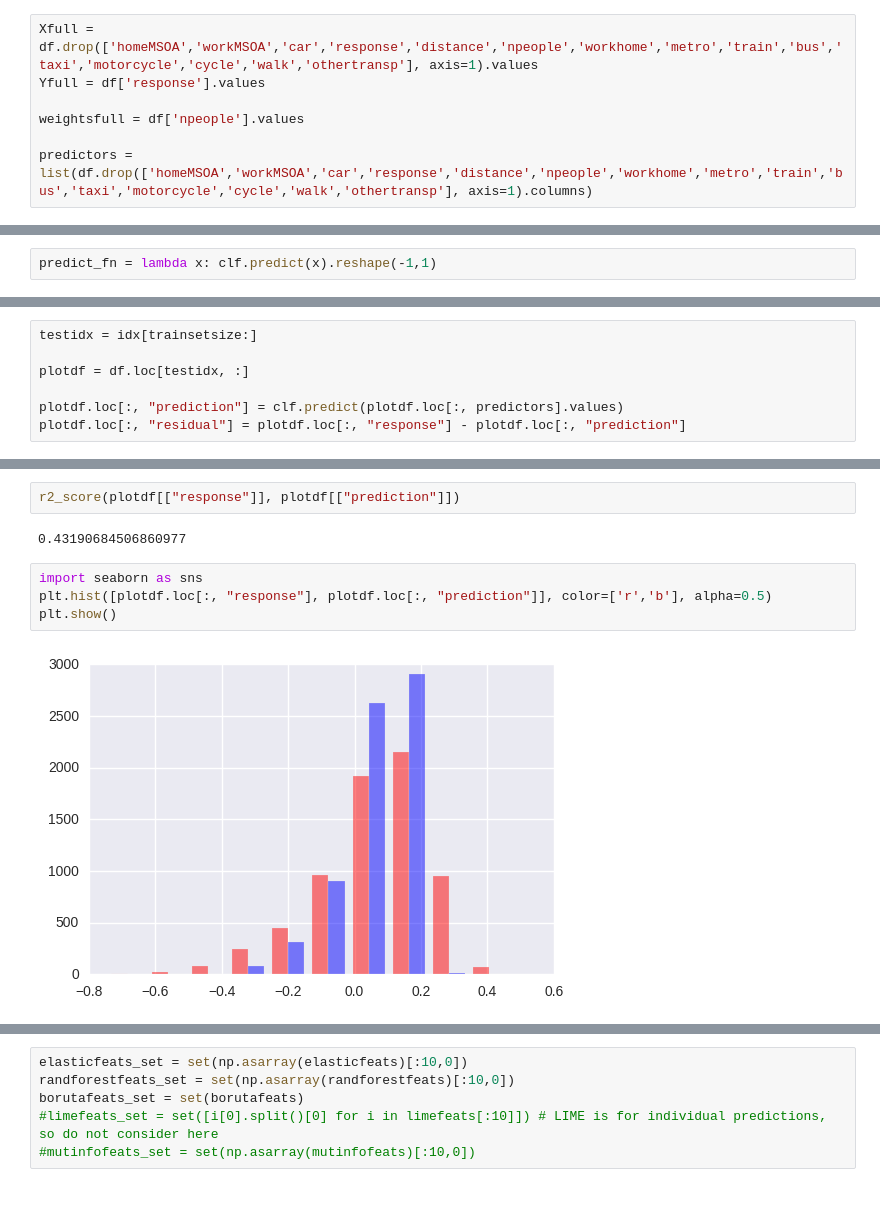
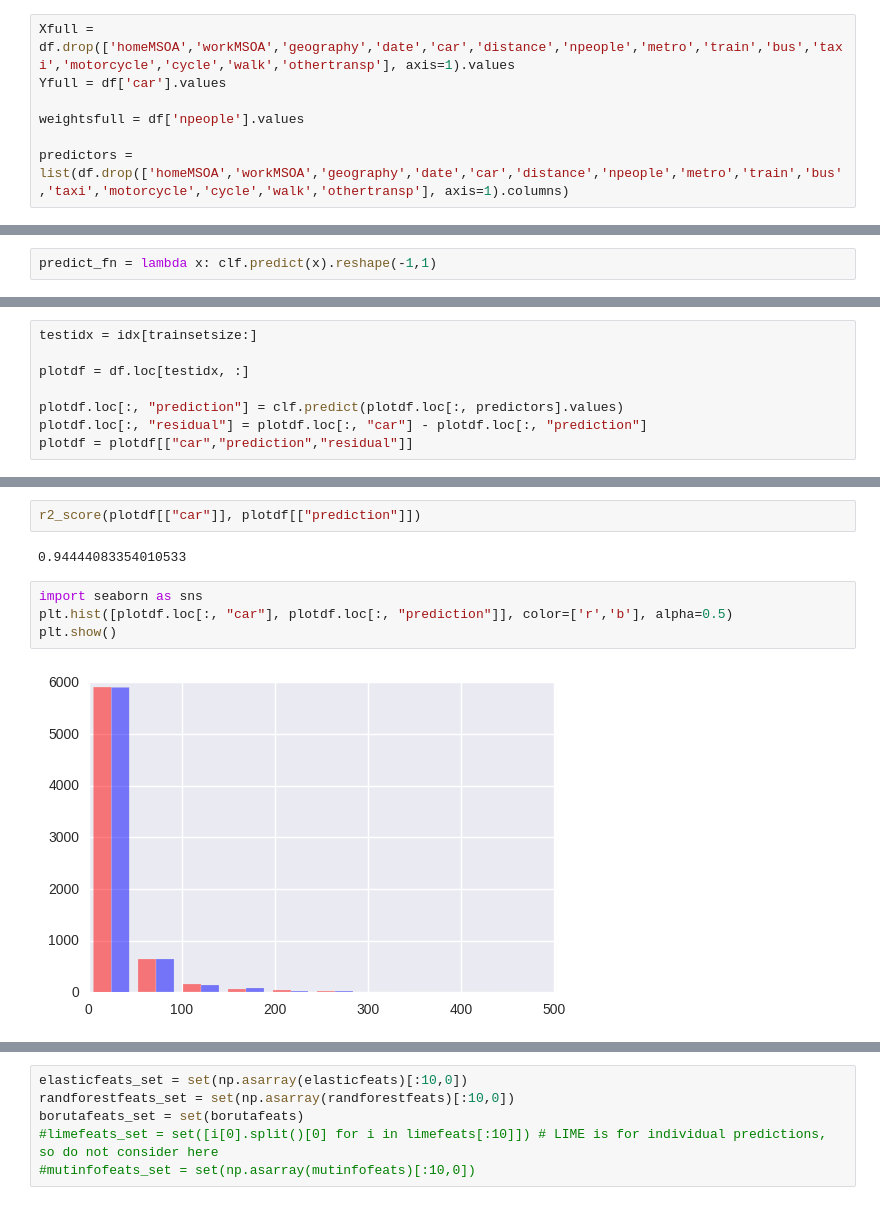
Before and after one commit to Robinlovelace/mlCars, a Jupyter notebook: Python/Regression_toolkit.ipynb, the cells around one changed output, grey strips where cells are left out. Drawn from its saved outputs; the diff is of its cells as text.

Commit message:
Now predicting car numbers not ratio or distance-subtracted response, changed all ratios to raw numbers

```diff
--- a/Python/Regression_toolkit.ipynb
+++ b/Python/Regression_toolkit.ipynb
@@ -79,12 +80,12 @@ df.loc[:, "response"].describe()
 # %% [markdown]
 df.loc[:,"response"].hist()
 # %%
-Xfull = df.drop(['homeMSOA','workMSOA','car','response','distance','npeople','workhome','metro','train','bus','taxi','motorcycle','cycle','walk','othertransp'], axis=1).values
-Yfull = df['response'].values
+Xfull = df.drop(['homeMSOA','workMSOA','geography','date','car','distance','npeople','metro','train','bus','taxi','motorcycle','cycle','walk','othertransp'], axis=1).values
+Yfull = df['car'].values
 
 weightsfull = df['npeople'].values
 
-predictors = list(df.drop(['homeMSOA','workMSOA','car','response','distance','npeople','workhome','metro','train','bus','taxi','motorcycle','cycle','walk','othertransp'], axis=1).columns)
+predictors = list(df.drop(['homeMSOA','workMSOA','geography','date','car','distance','npeople','metro','train','bus','taxi','motorcycle','cycle','walk','othertransp'], axis=1).columns)
 # %%
 # TO PREDICT CAR FRACTION DIRECTLY, INCLUDING DISTANCE AS A COVARIATE
 #Xfull = df.drop(['homeMSOA','workMSOA','car','response','npeople','workhome','metro','train','bus','taxi','motorcycle','cycle','walk','othertransp'], axis=1).values
@@ -509,7 +509,8 @@ testidx = idx[trainsetsize:]
 plotdf = df.loc[testidx, :]
 
 plotdf.loc[:, "prediction"] = clf.predict(plotdf.loc[:, predictors].values)
-plotdf.loc[:, "residual"] = plotdf.loc[:, "response"] - plotdf.loc[:, "prediction"]
+plotdf.loc[:, "residual"] = plotdf.loc[:, "car"] - plotdf.loc[:, "prediction"]
+plotdf = plotdf[["car","prediction","residual"]]
 # %%
 plotdf.head()
 # %% [output]
@@ -536,13 +535,13 @@ plotdf.describe()
 # %%
-r2_score(plotdf[["response"]], plotdf[["prediction"]])
+r2_score(plotdf[["car"]], plotdf[["prediction"]])
 # %% [output]
-0.43190684506860977
+0.94444083354010533
 # %%
 import seaborn as sns
-plt.hist([plotdf.loc[:, "response"], plotdf.loc[:, "prediction"]], color=['r','b'], alpha=0.5)
+plt.hist([plotdf.loc[:, "car"], plotdf.loc[:, "prediction"]], color=['r','b'], alpha=0.5)
 plt.show()
 # %% [output]
-[figure, old version]
+[figure, new version]
 # %%
 import seaborn as sns
 
```
Also changed, not shown: parts of 22 cells of this notebook, 3 other files.
